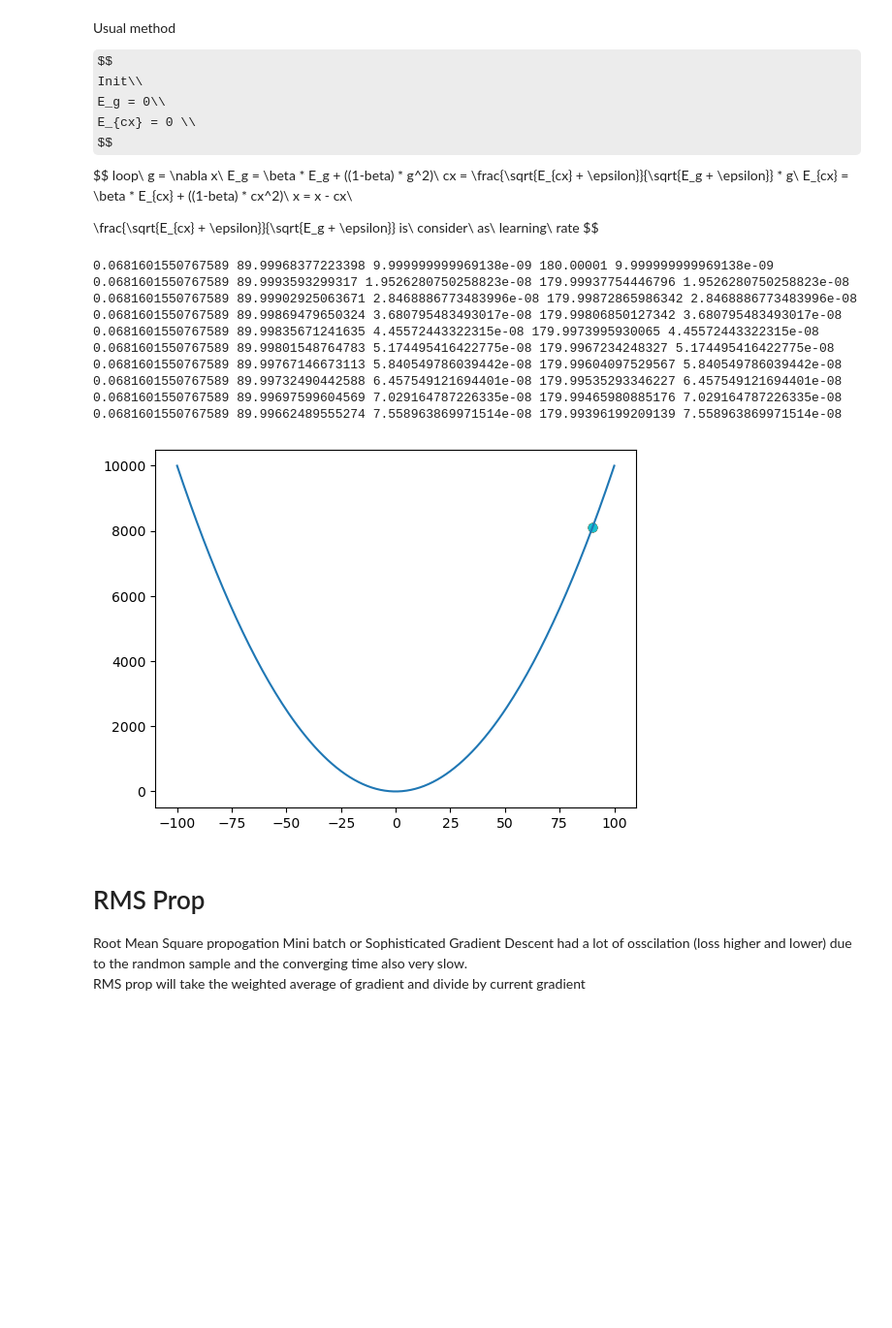
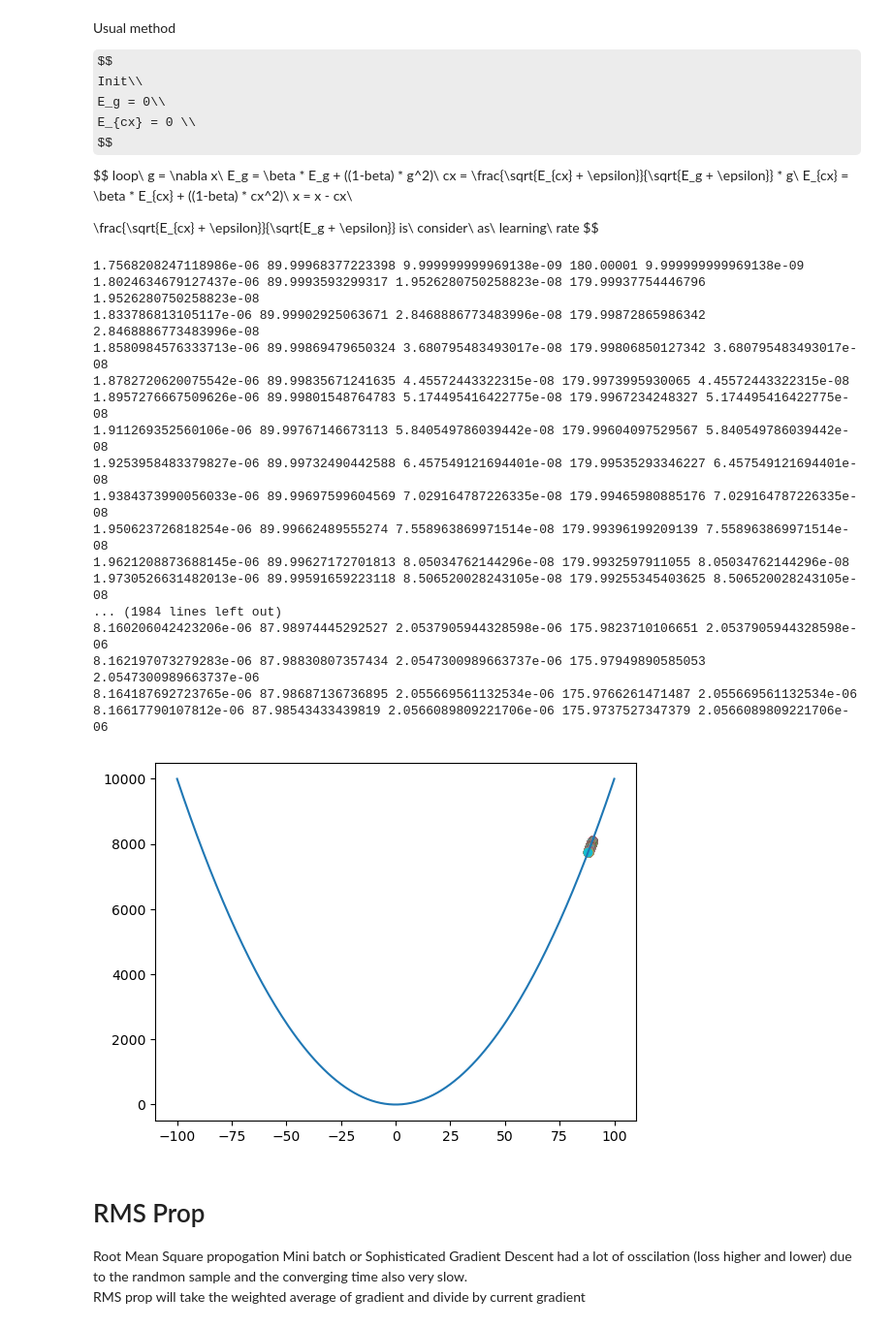
Before and after one commit to Jithendiran/mlTask, a Jupyter notebook: docs/gradient/LearningRate.ipynb, the cells around one changed output. Shown: that part at 97% size. Saved outputs shown, nothing was run; the diff lists cells and outputs as text; code cells hidden in the pictures; some formulas as TeX source; blank space fills up the shorter version.

```diff
--- a/docs/gradient/LearningRate.ipynb
+++ b/docs/gradient/LearningRate.ipynb
@@ -260,42 +260,51 @@ $$
 # %%
 #internet method
 x1 = 90
 y1 = fun(x1)
 beta = 0.9
 
 ewag = 0
 ewax = 0
-cx = 10 # if this value is 0 there is no learning
+cx = 0 # if this value is 0 there is no learning
 eplison = 0.00000001
 plt.plot(x,y)
-for i in range(10):
+for i in range(2000):
     plt.scatter(x1,y1)
 
     g = grad_fun(x1)
 
     ewag = (beta * ewag) + ((1 - beta) * (g ** 2)) # EWA of gradient
 
-    delta = (math.sqrt(ewax + eplison) / math.sqrt(ewag + eplison)) * g
+    lr = (math.sqrt(ewax + eplison) / math.sqrt(ewag + eplison))
+
+    delta = lr * g
 
     ewax = (beta * ewax) + ((1 - beta) * (delta ** 2)) # EWA of cx
 
     x1 = x1 - delta
 
     y1 = fun(x1)
     print(lr, x1, ewax,g, ewax)
 plt.show()
 # %% [output]
-0.0681601550767589 89.99968377223398 9.999999999969138e-09 180.00001 9.999999999969138e-09
-0.0681601550767589 89.9993593299317 1.9526280750258823e-08 179.99937754446796 1.9526280750258823e-08
-0.0681601550767589 89.99902925063671 2.8468886773483996e-08 179.99872865986342 2.8468886773483996e-08
-0.0681601550767589 89.99869479650324 3.680795483493017e-08 179.99806850127342 3.680795483493017e-08
-0.0681601550767589 89.99835671241635 4.45572443322315e-08 179.9973995930065 4.45572443322315e-08
-0.0681601550767589 89.99801548764783 5.174495416422775e-08 179.9967234248327 5.174495416422775e-08
-0.0681601550767589 89.99767146673113 5.840549786039442e-08 179.99604097529567 5.840549786039442e-08
-0.0681601550767589 89.99732490442588 6.457549121694401e-08 179.99535293346227 6.457549121694401e-08
-0.0681601550767589 89.99697599604569 7.029164787226335e-08 179.99465980885176 7.029164787226335e-08
-0.0681601550767589 89.99662489555274 7.558963869971514e-08 179.99396199209139 7.558963869971514e-08
+1.7568208247118986e-06 89.99968377223398 9.999999999969138e-09 180.00001 9.999999999969138e-09
+1.8024634679127437e-06 89.9993593299317 1.9526280750258823e-08 179.99937754446796 1.9526280750258823e-08
+1.833786813105117e-06 89.99902925063671 2.8468886773483996e-08 179.99872865986342 2.8468886773483996e-08
+1.8580984576333713e-06 89.99869479650324 3.680795483493017e-08 179.99806850127342 3.680795483493017e-08
+1.8782720620075542e-06 89.99835671241635 4.45572443322315e-08 179.9973995930065 4.45572443322315e-08
+1.8957276667509626e-06 89.99801548764783 5.174495416422775e-08 179.9967234248327 5.174495416422775e-08
+1.911269352560106e-06 89.99767146673113 5.840549786039442e-08 179.99604097529567 5.840549786039442e-08
+1.9253958483379827e-06 89.99732490442588 6.457549121694401e-08 179.99535293346227 6.457549121694401e-08
+1.9384373990056033e-06 89.99697599604569 7.029164787226335e-08 179.99465980885176 7.029164787226335e-08
+1.950623726818254e-06 89.99662489555274 7.558963869971514e-08 179.99396199209139 7.558963869971514e-08
+1.9621208873688145e-06 89.99627172701813 8.05034762144296e-08 179.9932597911055 8.05034762144296e-08
+1.9730526631482013e-06 89.99591659223118 8.506520028243105e-08 179.99255345403625 8.506520028243105e-08
+... (1984 lines left out)
+8.160206042423206e-06 87.98974445292527 2.0537905944328598e-06 175.9823710106651 2.0537905944328598e-06
+8.162197073279283e-06 87.98830807357434 2.0547300989663737e-06 175.97949890585053 2.0547300989663737e-06
+8.164187692723765e-06 87.98687136736895 2.055669561132534e-06 175.9766261471487 2.055669561132534e-06
+8.16617790107812e-06 87.98543433439819 2.0566089809221706e-06 175.9737527347379 2.0566089809221706e-06
-[figure, old version]
+[figure, new version]
 # %% [markdown]
 # RMS Prop
 Root Mean Square propogation
```
Also changed, not shown: 3 other files.
